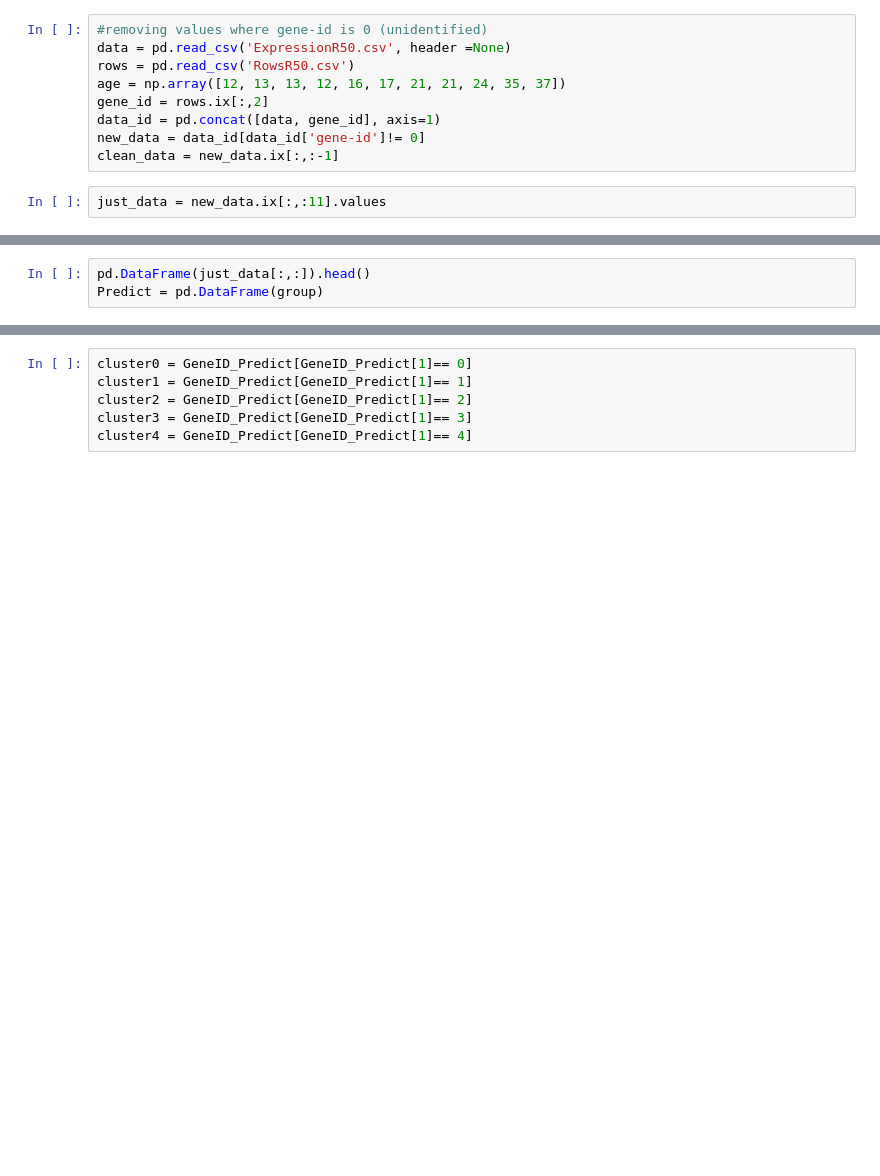
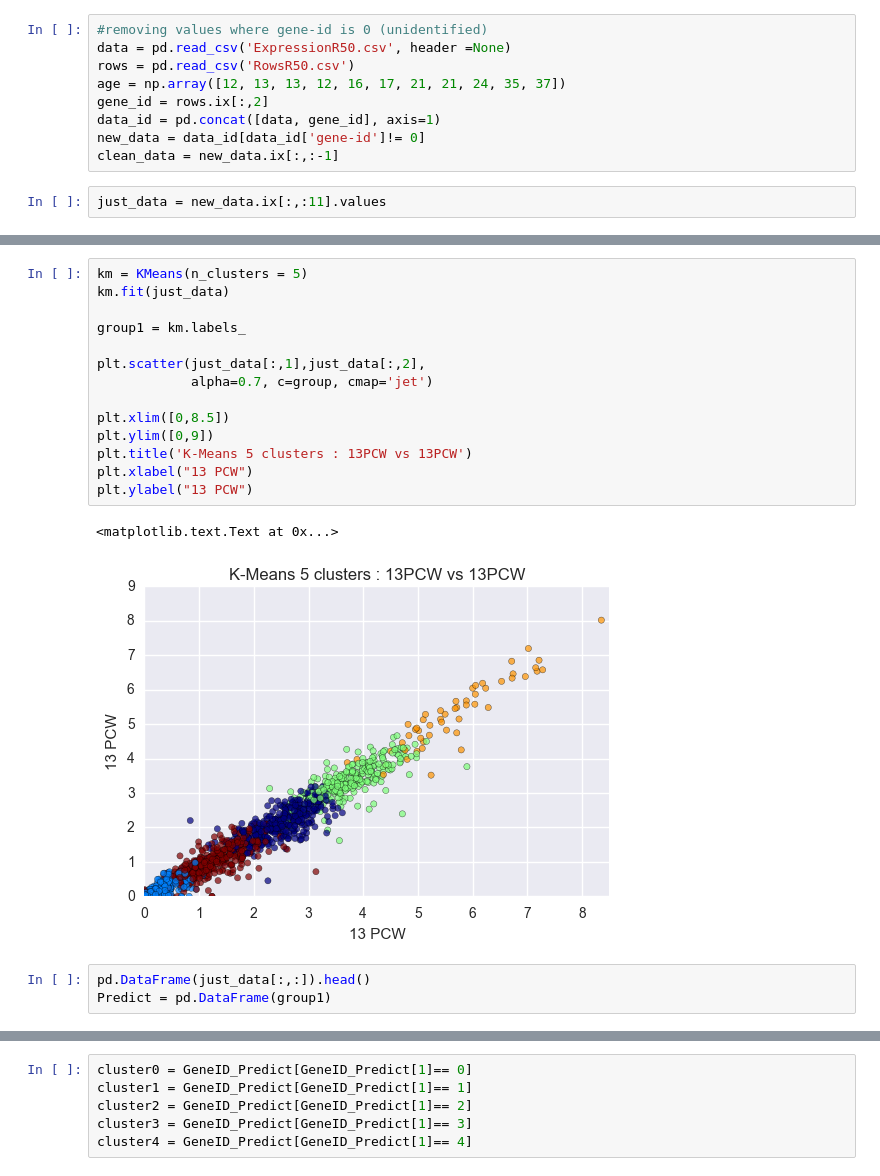
Before and after one commit to UW-Biol419-Wi2017/SpontaneousActivity, a Jupyter notebook: KMeans on R50 data.ipynb, the cells around one changed output, grey strips where cells are left out. Saved outputs shown, nothing was run; the diff lists cells and outputs as text; blank space fills up the shorter version.

```diff
--- a/KMeans on R50 data.ipynb
+++ b/KMeans on R50 data.ipynb
@@ -40,3 +39,20 @@ plt.ylabel("12 PCW")
+# %%
+km = KMeans(n_clusters = 5)
+km.fit(just_data)
+
+group1 = km.labels_
+
+plt.scatter(just_data[:,1],just_data[:,2],
+            alpha=0.7, c=group, cmap='jet')
+
+plt.xlim([0,8.5])
+plt.ylim([0,9])
+plt.title('K-Means 5 clusters : 13PCW vs 13PCW')
+plt.xlabel("13 PCW")
+plt.ylabel("13 PCW")
+# %% [output]
+<matplotlib.text.Text at 0x...>
+[figure, added]
 # %%
 pd.DataFrame(just_data[:,:]).head()
-Predict = pd.DataFrame(group)
+Predict = pd.DataFrame(group1)
```
Also changed, not shown: parts of 12 cells of this notebook, 8 other files.
